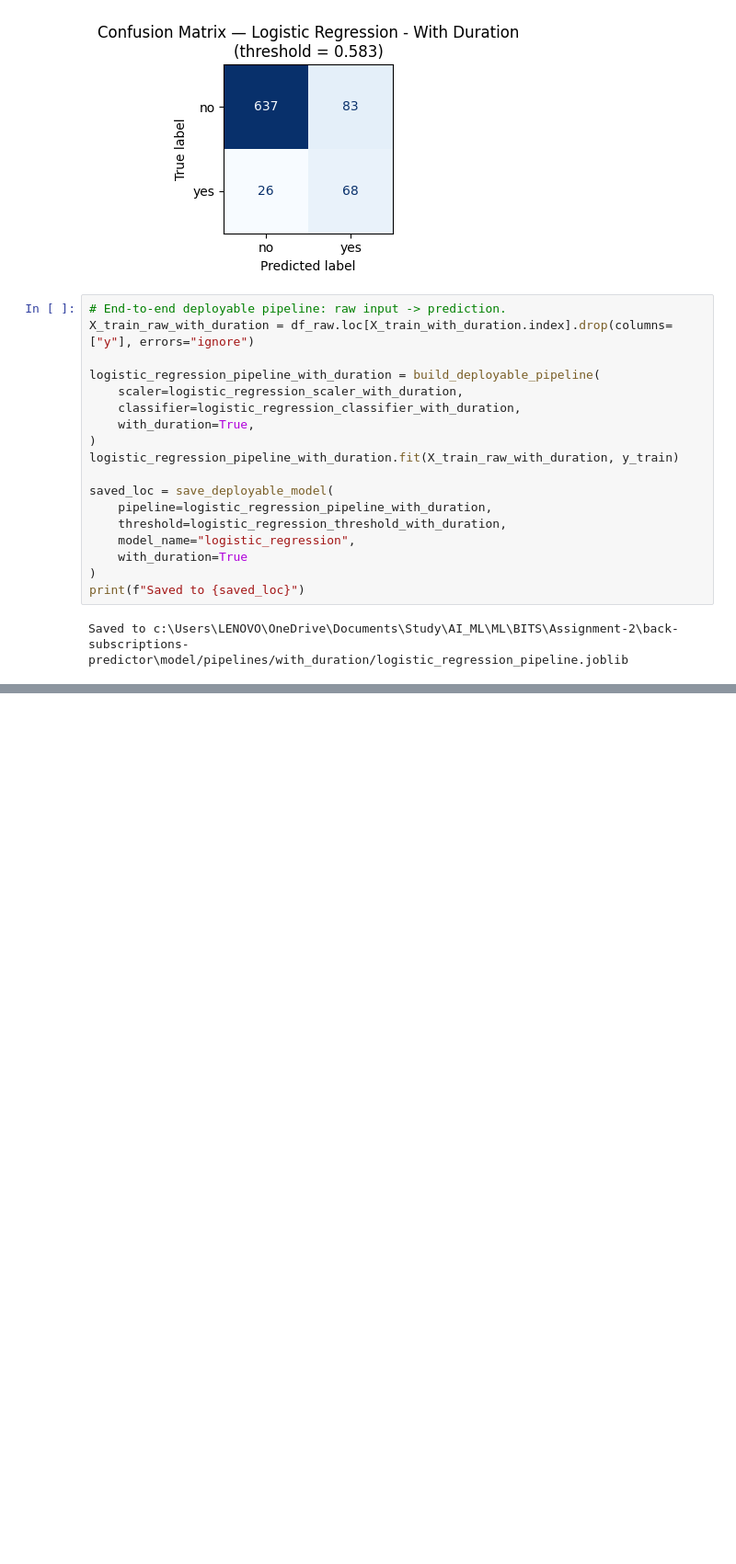
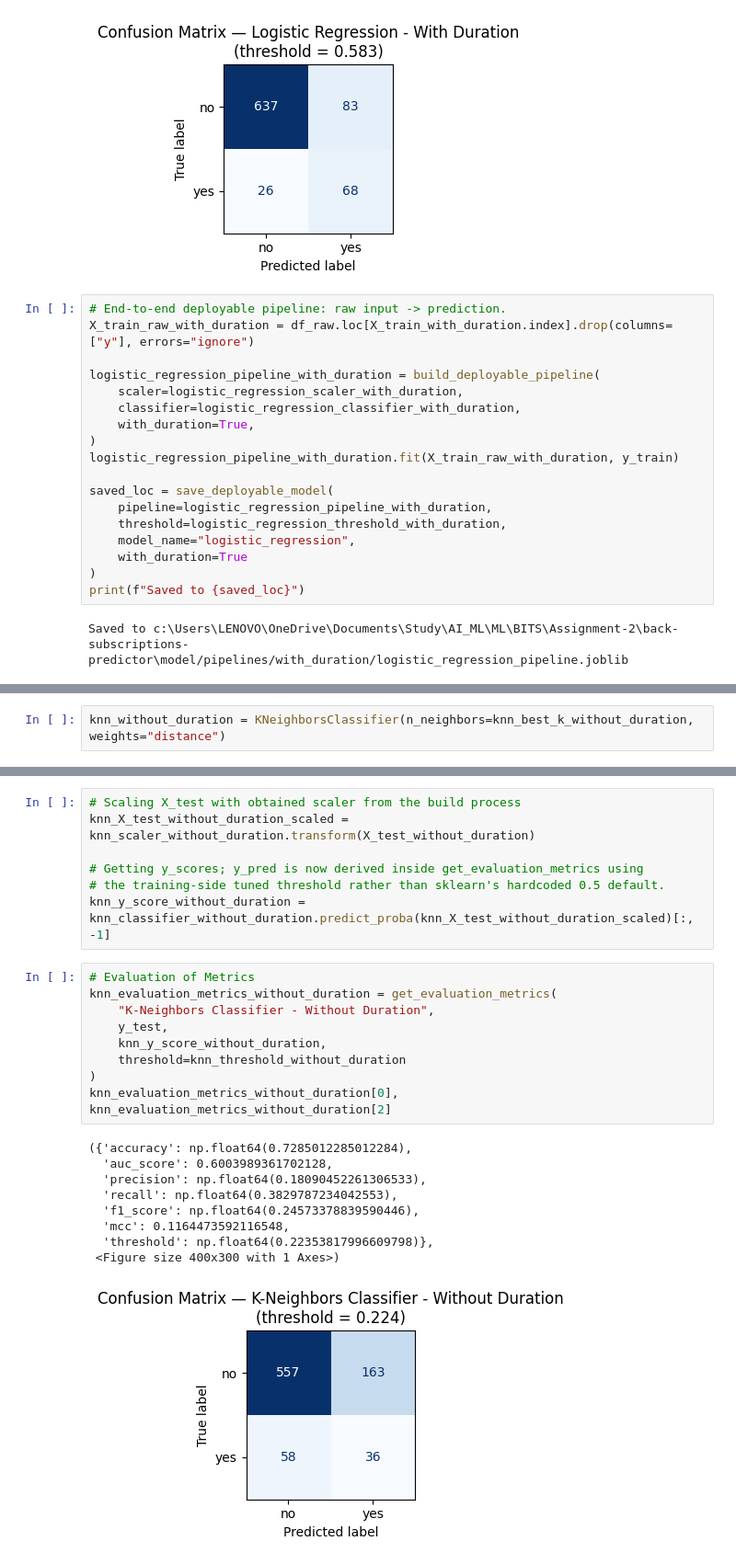
Before and after one commit to dustycoder-sayan/bank-subscriptions-predictor, a Jupyter notebook: model/bank_subscription_classifiers.ipynb, the cells around one changed output, grey strips where cells are left out. Shown at 92% size. Cells and saved outputs as stored; diff of their text form; blank space fills up the shorter version.

```diff
--- a/model/bank_subscription_classifiers.ipynb
+++ b/model/bank_subscription_classifiers.ipynb
@@ -643,0 +705,2 @@ Saved to c:\Users\LENOVO\OneDrive\Documents\Study\AI_ML\ML\BITS\Assignment-2\bac
+# %%
+knn_without_duration = KNeighborsClassifier(n_neighbors=knn_best_k_without_duration, weights="distance")
@@ -643,0 +727,26 @@ Saved to c:\Users\LENOVO\OneDrive\Documents\Study\AI_ML\ML\BITS\Assignment-2\bac
+# %%
+# Scaling X_test with obtained scaler from the build process
+knn_X_test_without_duration_scaled = knn_scaler_without_duration.transform(X_test_without_duration)
+
+# Getting y_scores; y_pred is now derived inside get_evaluation_metrics using
+# the training-side tuned threshold rather than sklearn's hardcoded 0.5 default.
+knn_y_score_without_duration = knn_classifier_without_duration.predict_proba(knn_X_test_without_duration_scaled)[:, -1]
+# %%
+# Evaluation of Metrics
+knn_evaluation_metrics_without_duration = get_evaluation_metrics(
+    "K-Neighbors Classifier - Without Duration",
+    y_test,
+    knn_y_score_without_duration,
+    threshold=knn_threshold_without_duration
+)
+knn_evaluation_metrics_without_duration[0], knn_evaluation_metrics_without_duration[2]
+# %% [output]
+({'accuracy': np.float64(0.7285012285012284),
+  'auc_score': 0.6003989361702128,
+  'precision': np.float64(0.18090452261306533),
+  'recall': np.float64(0.3829787234042553),
+  'f1_score': np.float64(0.24573378839590446),
+  'mcc': 0.1164473592116548,
+  'threshold': np.float64(0.22353817996609798)},
+ <Figure size 400x300 with 1 Axes>)
+[figure, added]
```
Also changed, not shown: parts of 13 cells of this notebook, 2 other files.
